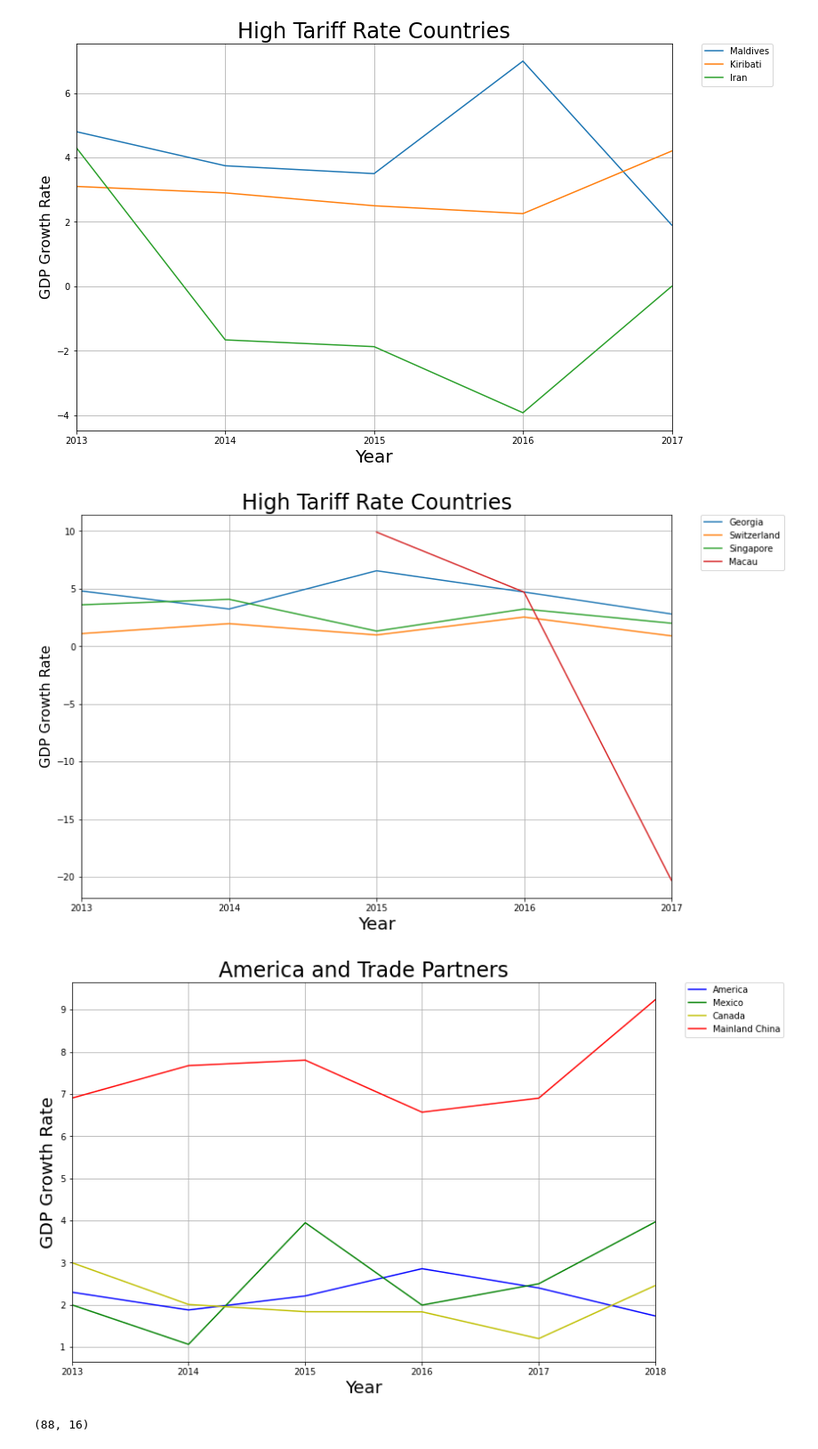
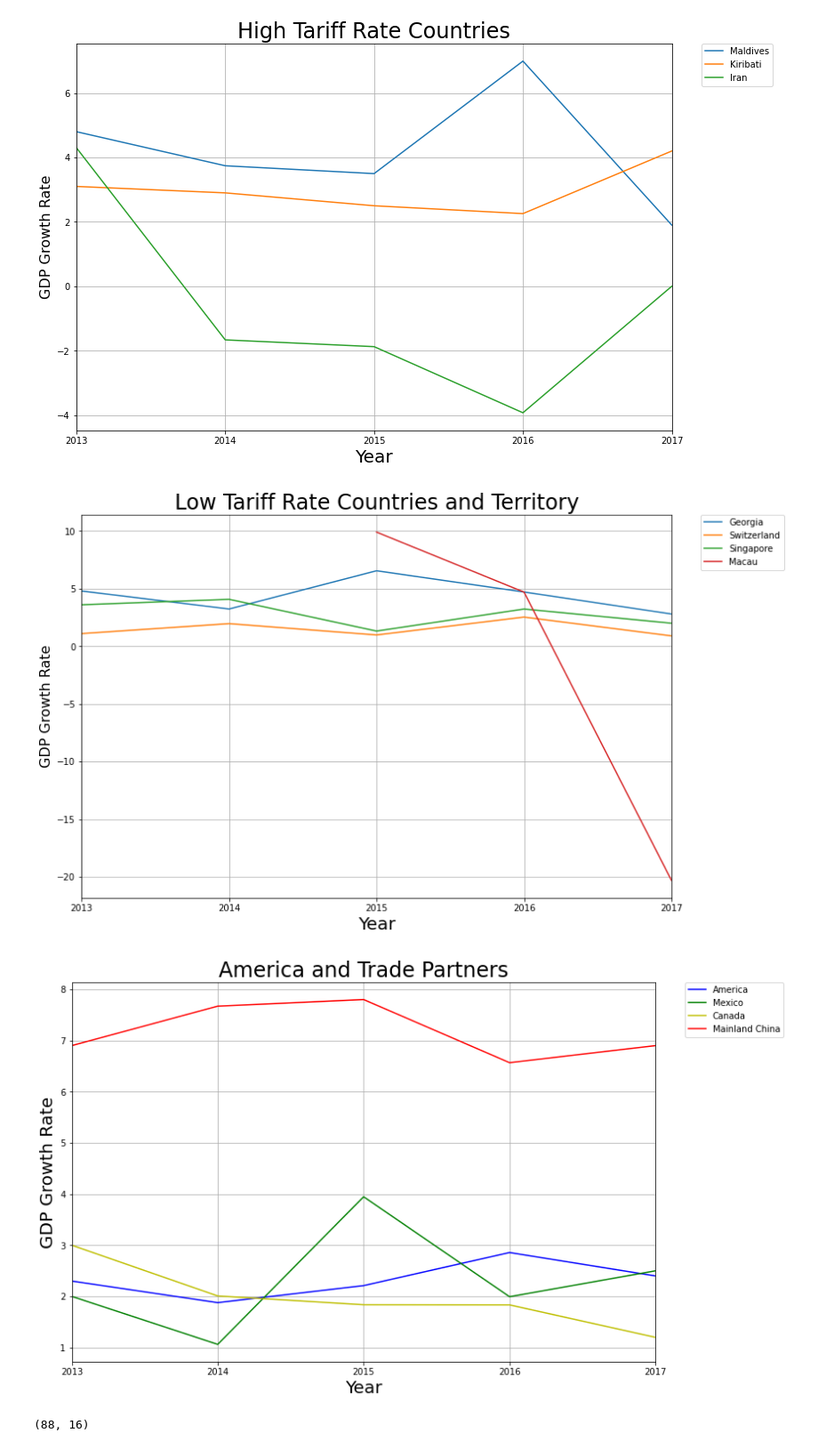
Before and after one commit to samuelswank/Tariffs, a Jupyter notebook: tariffs.ipynb, the cells around one changed output. Shown: that part at 89% size. Saved outputs shown, nothing was run; the diff lists cells and outputs as text; code cells hidden in the pictures.

Commit message:
standardized plot windows

```diff
--- a/tariffs.ipynb
+++ b/tariffs.ipynb
@@ -1214,31 +1214,31 @@ plt.xlabel("Year").set_fontsize(20)
 
 plt.legend(bbox_to_anchor=(1.05, 1), loc='upper left', borderaxespad=0.)
 
-plt.title("High Tariff Rate Countries").set_fontsize(24)
+plt.title("Low Tariff Rate Countries and Territory").set_fontsize(24)
 
 plt.show()
 # %% [output]
-[figure, old version]
+[figure, new version]
 # %%
 import matplotlib.pyplot as plt
 
-usa["GDP Growth Rate (%)"][:"2018-01-01"].plot(figsize=(12, 8), color="b", label="America")
-mexico["GDP Growth Rate (%)"][:"2018-01-01"].plot(color="g", label="Mexico")
-canada["GDP Growth Rate (%)"][:"2018-01-01"].plot(color="y", label="Canada")
-china["GDP Growth Rate (%)"][:"2018-01-01"].plot(color="r", label="Mainland China")
+usa["GDP Growth Rate (%)"][:"2017-01-01"].plot(figsize=(12, 8), color="b", label="America")
+mexico["GDP Growth Rate (%)"][:"2017-01-01"].plot(color="g", label="Mexico")
+canada["GDP Growth Rate (%)"][:"2017-01-01"].plot(color="y", label="Canada")
+china["GDP Growth Rate (%)"][:"2017-01-01"].plot(color="r", label="Mainland China")
 
 plt.grid()
 
 plt.ylabel("GDP Growth Rate").set_fontsize(20)
 plt.xlabel("Year").set_fontsize(20)
 
 plt.legend(bbox_to_anchor=(1.05, 1), loc='upper left', borderaxespad=0.)
 
 plt.title("America and Trade Partners").set_fontsize(24)
 
 plt.show()
 # %% [output]
-[figure, old version]
+[figure, new version]
 # %%
 sample_list = [
     usa,
```
Also changed, not shown: parts of 1 cell of this notebook.
